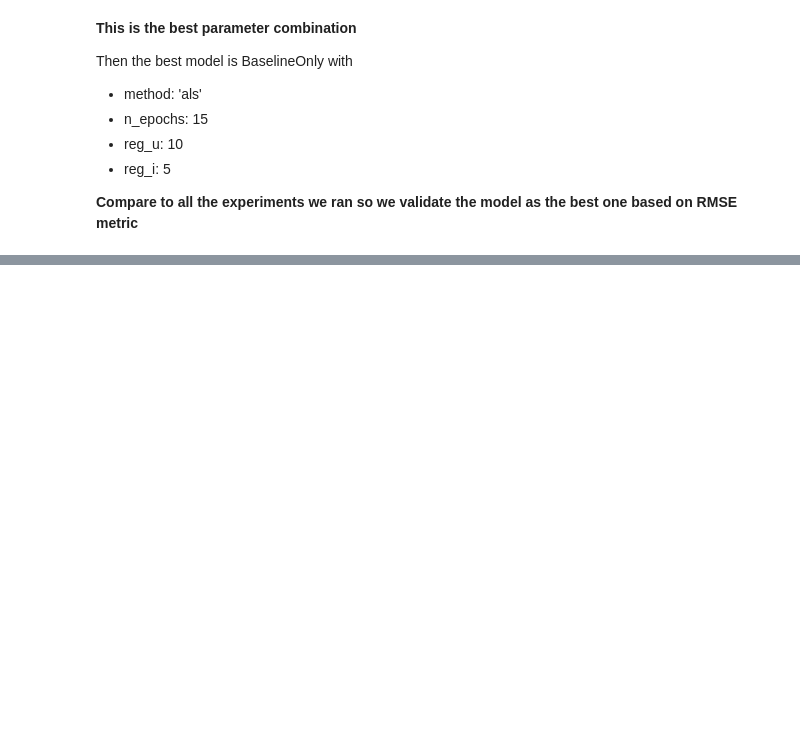
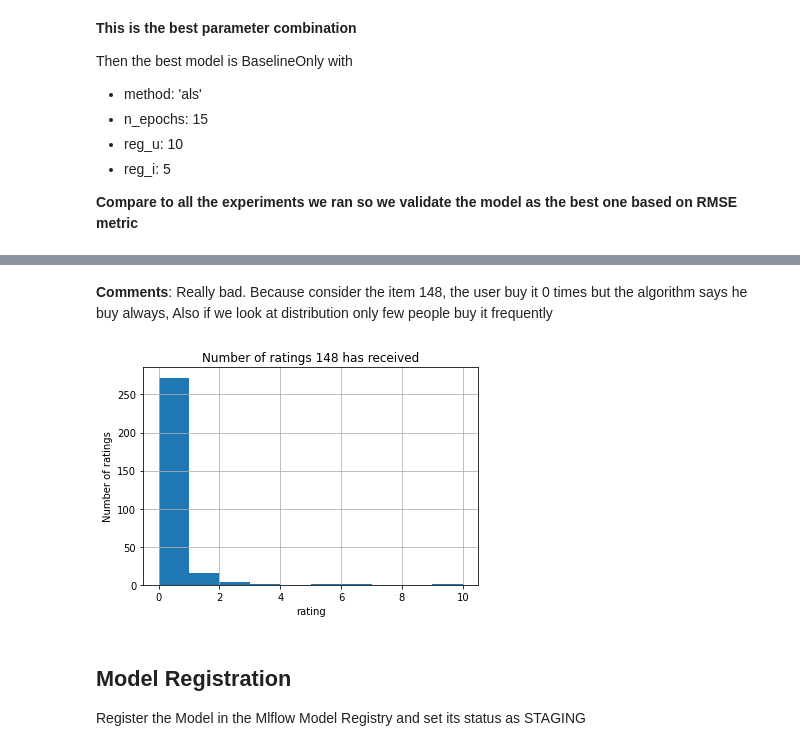
Before and after one commit to IvanNardini/modelops-aws-web-endpoint-hosted, a Jupyter notebook: notebooks/01_training.ipynb, the cells around one changed output, grey strips where cells are left out. Saved outputs shown, nothing was run; the diff lists cells and outputs as text; code cells hidden in the pictures; blank space fills up the shorter version.

Commit message:
Model Validation sectiondone. Model Registration section done. 01_Training notebook commented and done

```diff
--- a/notebooks/01_training.ipynb
+++ b/notebooks/01_training.ipynb
@@ -592,3 +586,17 @@ run_id, experiment_id = mlflow_tracker (data, algo, 'Trained', bsl_options, para
+# %% [markdown]
+**Comments**: Really bad. Because consider the item 148, the user buy it 0 times but the algorithm says he buy always, Also if we look at distribution only few people buy it frequently
+# %%
+data_prep_4.loc[data_prep_4['productId'] == '148']['prod_ratings'].hist()
+plt.xlabel('rating')
+plt.ylabel('Number of ratings')
+plt.title('Number of ratings 148 has received')
+plt.show();
+# %% [output]
+[figure, added]
+# %% [markdown]
+## Model Registration
+
+Register the Model in the Mlflow Model Registry and set its status as STAGING
 # %%
 model_name = 'Champion'
 artifact_path = "model"
```
Also changed, not shown: parts of 31 cells of this notebook, 2 other files.
